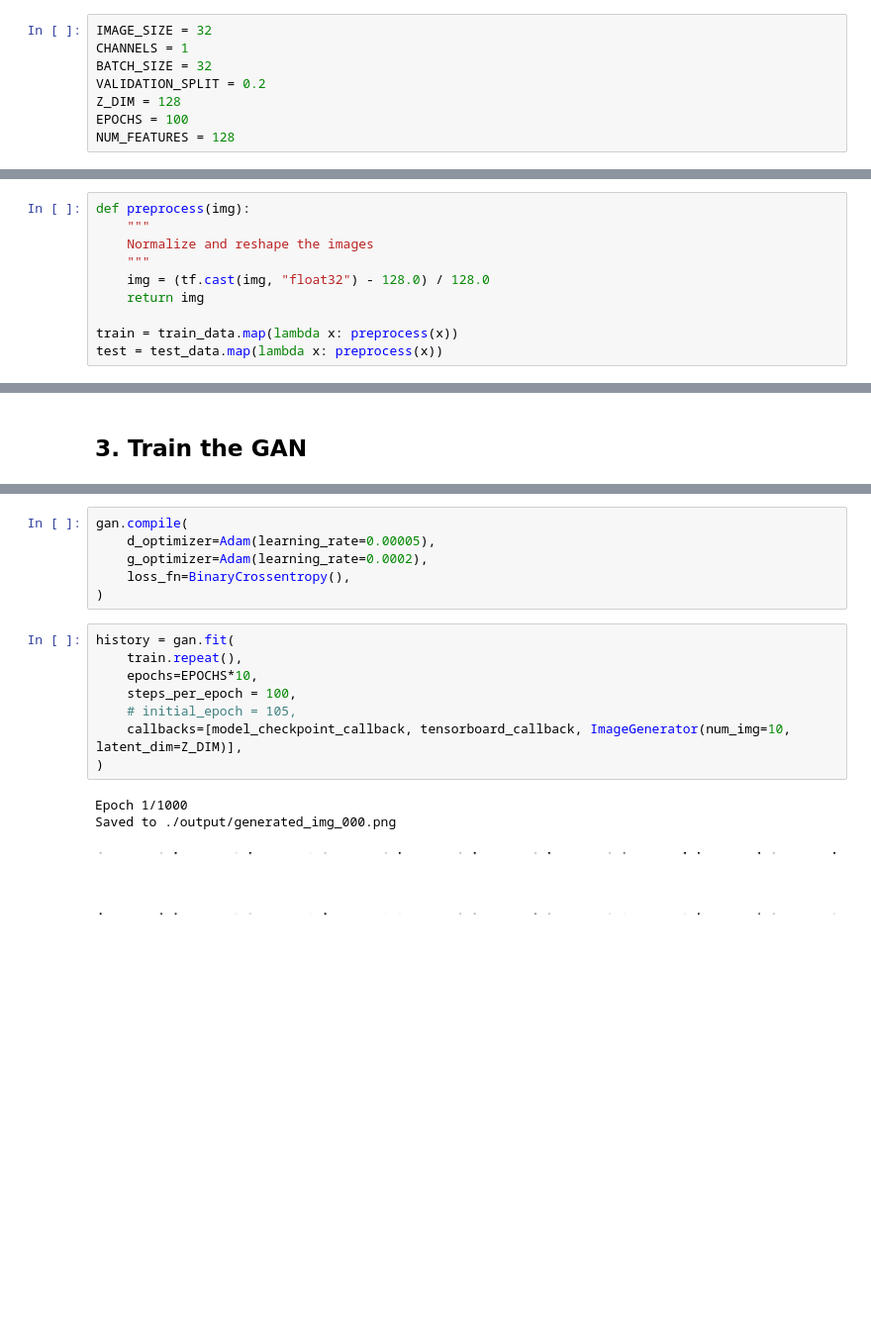
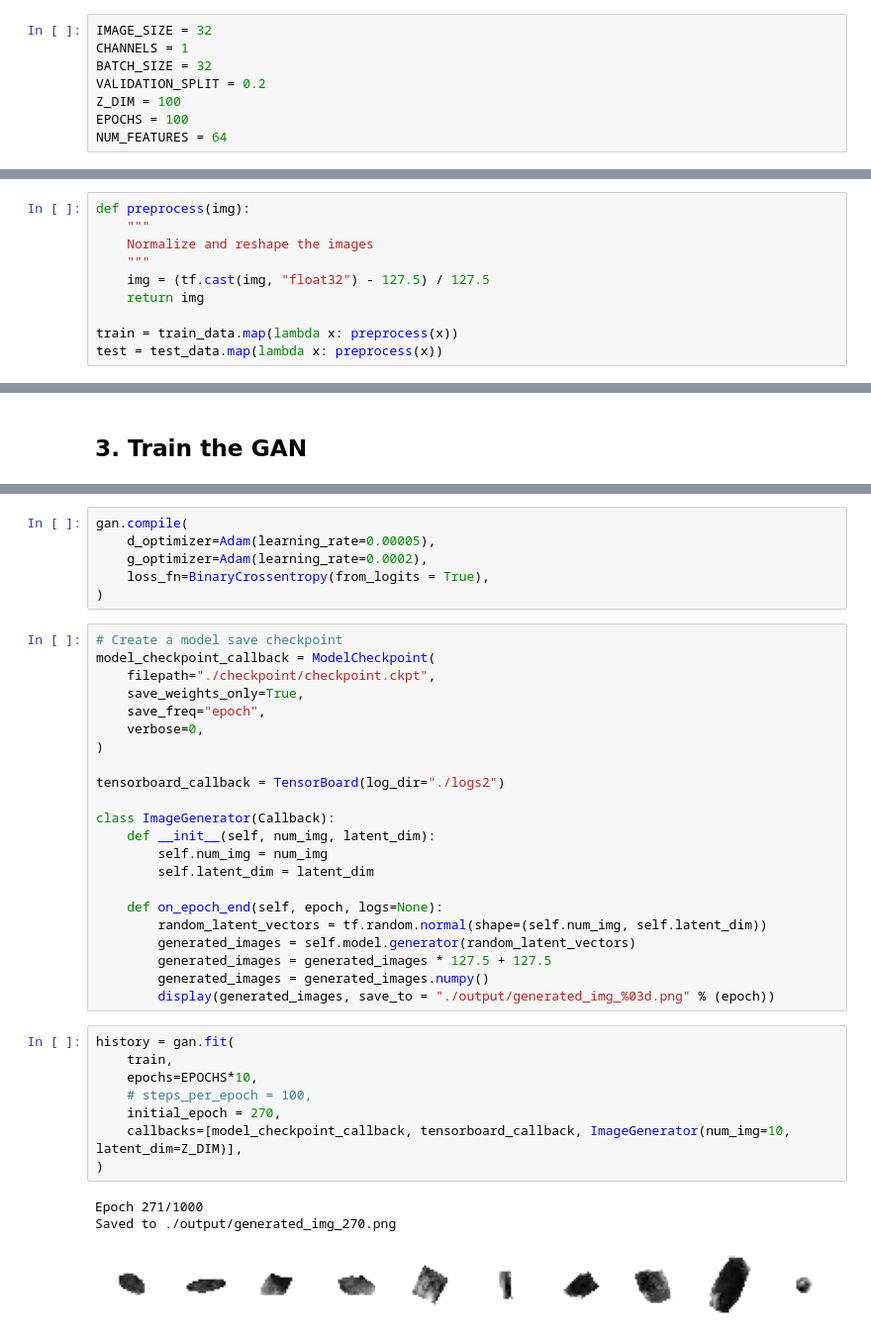
Before and after one commit to davidADSP/Generative_Deep_Learning_2nd_Edition, a Jupyter notebook: notebooks/chapter05/gan/lego/01_train.ipynb, the cells around one changed output, grey strips where cells are left out. Shown at 99% size. Saved outputs shown, nothing was run; the diff lists cells and outputs as text; blank space fills up the shorter version.

```diff
--- a/notebooks/chapter05/gan/lego/01_train.ipynb
+++ b/notebooks/chapter05/gan/lego/01_train.ipynb
@@ -37,9 +37,9 @@ IMAGE_SIZE = 32
 CHANNELS = 1
 BATCH_SIZE = 32
 VALIDATION_SPLIT = 0.2
-Z_DIM = 128
+Z_DIM = 100
 EPOCHS = 100
-NUM_FEATURES = 128
+NUM_FEATURES = 64
 # %% [markdown]
 ## 1. Prepare the data <a name="prepare"></a>
 # %%
@@ -82,7 +90,7 @@ def preprocess(img):
     """
     Normalize and reshape the images
     """
-    img = (tf.cast(img, "float32") - 128.0) / 128.0
+    img = (tf.cast(img, "float32") - 127.5) / 127.5
     return img
 
 train = train_data.map(lambda x: preprocess(x))
@@ -272,17 +275,39 @@ gan = GAN(discriminator=discriminator, generator=generator, latent_dim=Z_DIM)
 gan.compile(
     d_optimizer=Adam(learning_rate=0.00005),
     g_optimizer=Adam(learning_rate=0.0002),
-    loss_fn=BinaryCrossentropy(),
+    loss_fn=BinaryCrossentropy(from_logits = True),
 )
+# %%
+# Create a model save checkpoint
+model_checkpoint_callback = ModelCheckpoint(
+    filepath="./checkpoint/checkpoint.ckpt",
+    save_weights_only=True,
+    save_freq="epoch",
+    verbose=0,
+)
+
+tensorboard_callback = TensorBoard(log_dir="./logs2")
+
+class ImageGenerator(Callback):
+    def __init__(self, num_img, latent_dim):
+        self.num_img = num_img
+        self.latent_dim = latent_dim
+
+    def on_epoch_end(self, epoch, logs=None):
+        random_latent_vectors = tf.random.normal(shape=(self.num_img, self.latent_dim))
+        generated_images = self.model.generator(random_latent_vectors)
+        generated_images = generated_images * 127.5 + 127.5
+        generated_images = generated_images.numpy()
+        display(generated_images, save_to = "./output/generated_img_%03d.png" % (epoch))
 # %%
 history = gan.fit(
-    train.repeat(),
+    train,
     epochs=EPOCHS*10,
-    steps_per_epoch = 100,
-    # initial_epoch = 105,
+    # steps_per_epoch = 100,
+    initial_epoch = 270,
     callbacks=[model_checkpoint_callback, tensorboard_callback, ImageGenerator(num_img=10, latent_dim=Z_DIM)],
 )
 # %% [output]
-Epoch 1/1000
-Saved to ./output/generated_img_000.png
+Epoch 271/1000
+Saved to ./output/generated_img_270.png
-[figure, old version]
+[figure, new version]
```
Also changed, not shown: parts of 9 cells of this notebook, 10 other files.
